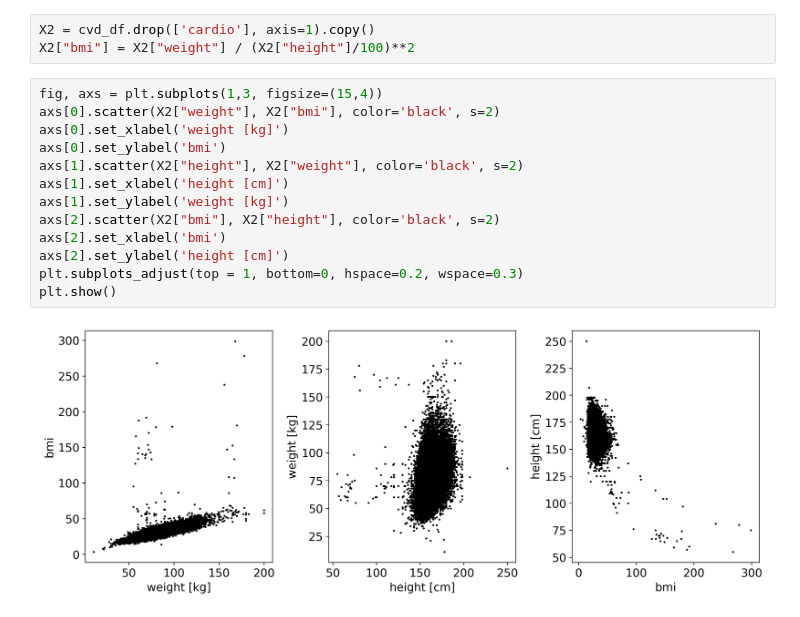
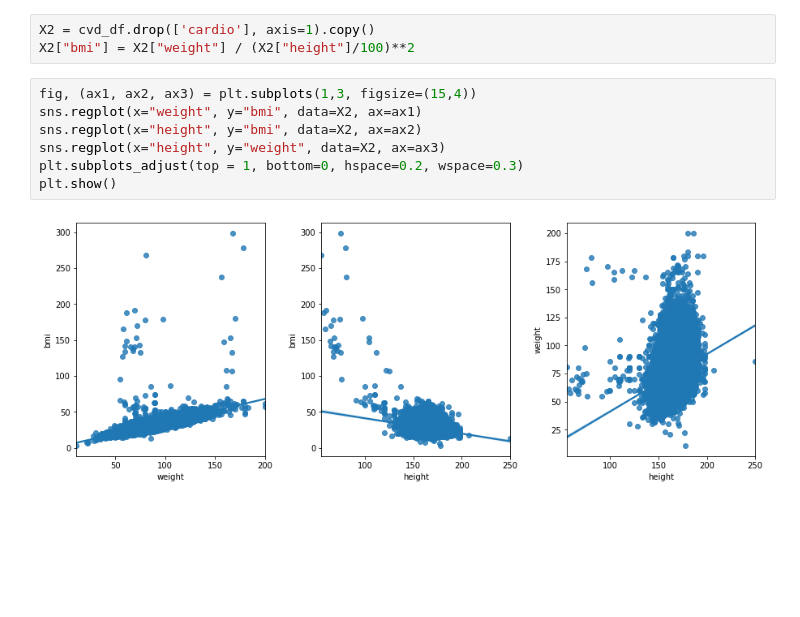
Before and after one commit to PacktPublishing/Interpretable-Machine-Learning-with-Python-2E, a Jupyter notebook: 02/CVD.ipynb, the cells around one changed output. Saved outputs shown, nothing was run; the diff lists cells and outputs as text; blank space fills up the shorter version.

```diff
--- a/02/CVD.ipynb
+++ b/02/CVD.ipynb
@@ -231,21 +242,15 @@ plt.show()
 # %%
 X2 = cvd_df.drop(['cardio'], axis=1).copy()
 X2["bmi"] = X2["weight"] / (X2["height"]/100)**2
-# %%
-fig, axs = plt.subplots(1,3, figsize=(15,4))
-axs[0].scatter(X2["weight"], X2["bmi"], color='black', s=2)
-axs[0].set_xlabel('weight [kg]')
-axs[0].set_ylabel('bmi')
-axs[1].scatter(X2["height"], X2["weight"], color='black', s=2)
-axs[1].set_xlabel('height [cm]')
-axs[1].set_ylabel('weight [kg]')
-axs[2].scatter(X2["bmi"], X2["height"], color='black', s=2)
-axs[2].set_xlabel('bmi')
-axs[2].set_ylabel('height [cm]')
-plt.subplots_adjust(top = 1, bottom=0, hspace=0.2, wspace=0.3)
-plt.show()
-# %% [output]
-[figure, removed]
+# %%
+fig, (ax1, ax2, ax3) = plt.subplots(1,3, figsize=(15,4))
+sns.regplot(x="weight", y="bmi", data=X2, ax=ax1)
+sns.regplot(x="height", y="bmi", data=X2, ax=ax2)
+sns.regplot(x="height", y="weight", data=X2, ax=ax3)
+plt.subplots_adjust(top = 1, bottom=0, hspace=0.2, wspace=0.3)
+plt.show()
+# %% [output]
+[figure, added]
 # %%
 X2 = X2.drop(['weight','height'], axis=1)
 X2_train, X2_test, _, _ = train_test_split(X2, y, test_size=0.15, random_state=9)
```
Also changed, not shown: parts of 21 cells of this notebook.
